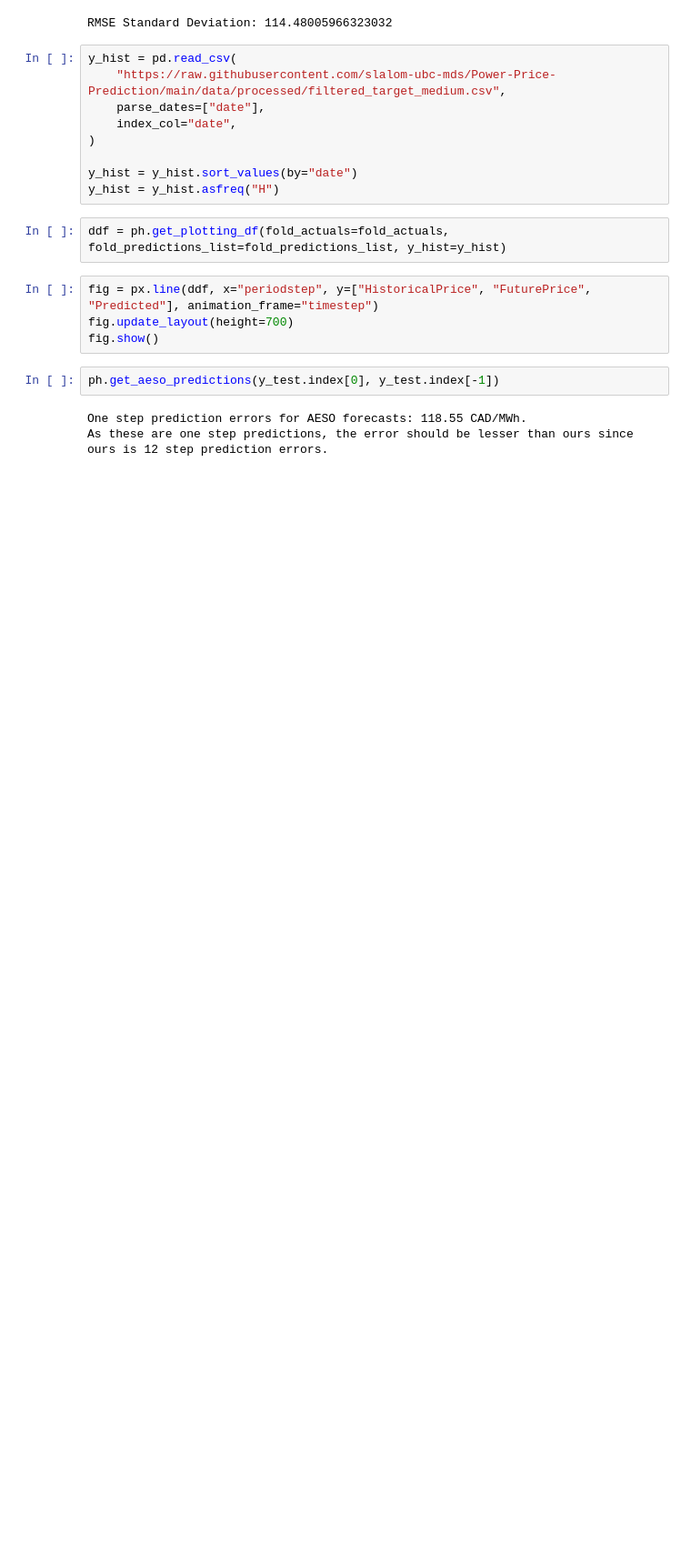
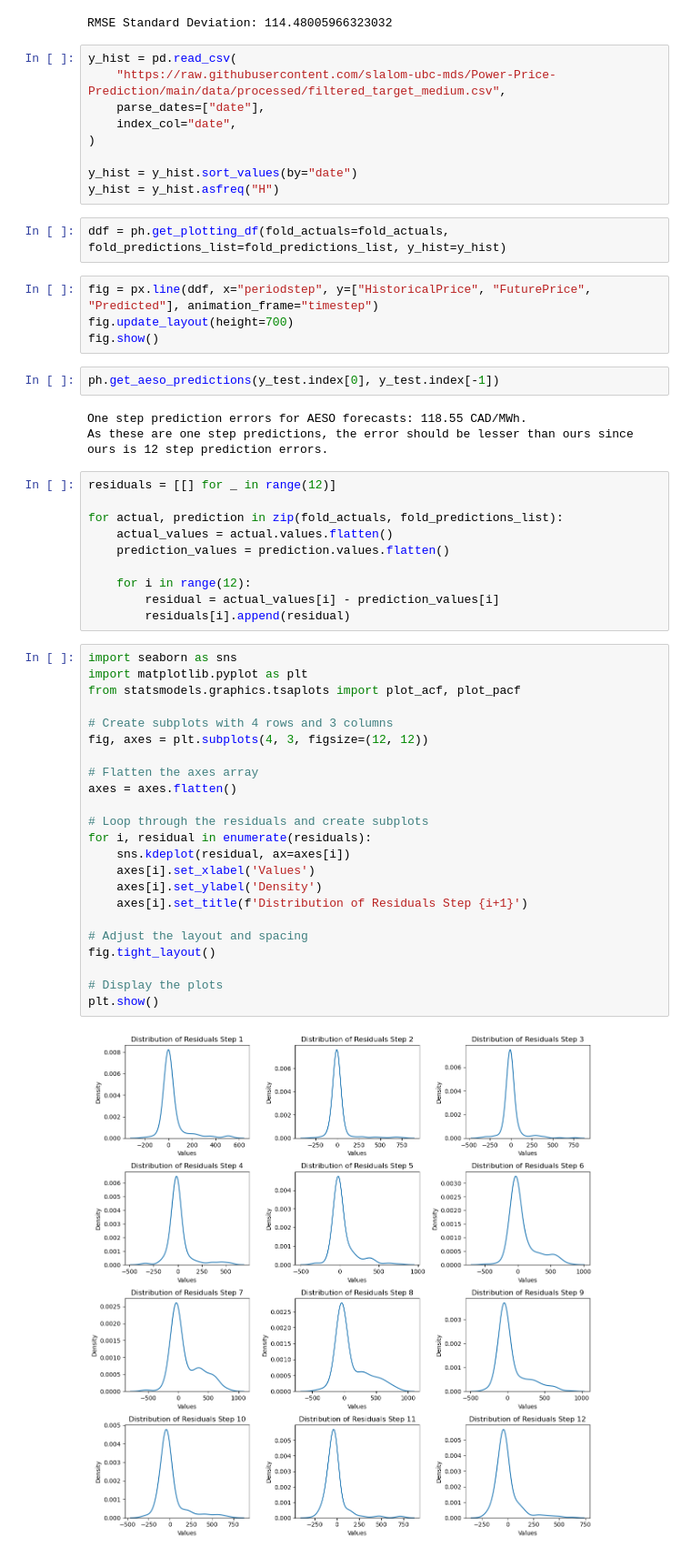
Before and after one commit to slalom-ubc-mds/Power-Price-Prediction, a Jupyter notebook: notebooks/cv_style_pipelines/run_optimized_params.ipynb, the cells around one changed output. Shown at 91% size. Drawn from its saved outputs; the diff is of its cells as text; blank space fills up the shorter version.

Commit message:
Adding residual analysis

```diff
--- a/notebooks/cv_style_pipelines/run_optimized_params.ipynb
+++ b/notebooks/cv_style_pipelines/run_optimized_params.ipynb
@@ -107,3 +107,38 @@ ph.get_aeso_predictions(y_test.index[0], y_test.index[-1])
 # %% [output]
 One step prediction errors for AESO forecasts: 118.55 CAD/MWh.
 As these are one step predictions, the error should be lesser than ours since ours is 12 step prediction errors.
+# %%
+residuals = [[] for _ in range(12)]
+
+for actual, prediction in zip(fold_actuals, fold_predictions_list):
+    actual_values = actual.values.flatten()
+    prediction_values = prediction.values.flatten()
+
+    for i in range(12):
+        residual = actual_values[i] - prediction_values[i]
+        residuals[i].append(residual)
+# %%
+import seaborn as sns
+import matplotlib.pyplot as plt
+from statsmodels.graphics.tsaplots import plot_acf, plot_pacf
+
+# Create subplots with 4 rows and 3 columns
+fig, axes = plt.subplots(4, 3, figsize=(12, 12))
+
+# Flatten the axes array
+axes = axes.flatten()
+
+# Loop through the residuals and create subplots
+for i, residual in enumerate(residuals):
+    sns.kdeplot(residual, ax=axes[i])
+    axes[i].set_xlabel('Values')
+    axes[i].set_ylabel('Density')
+    axes[i].set_title(f'Distribution of Residuals Step {i+1}')
+
+# Adjust the layout and spacing
+fig.tight_layout()
+
+# Display the plots
+plt.show()
+# %% [output]
+[figure, added]
```
Also changed, not shown: parts of 3 cells of this notebook.
